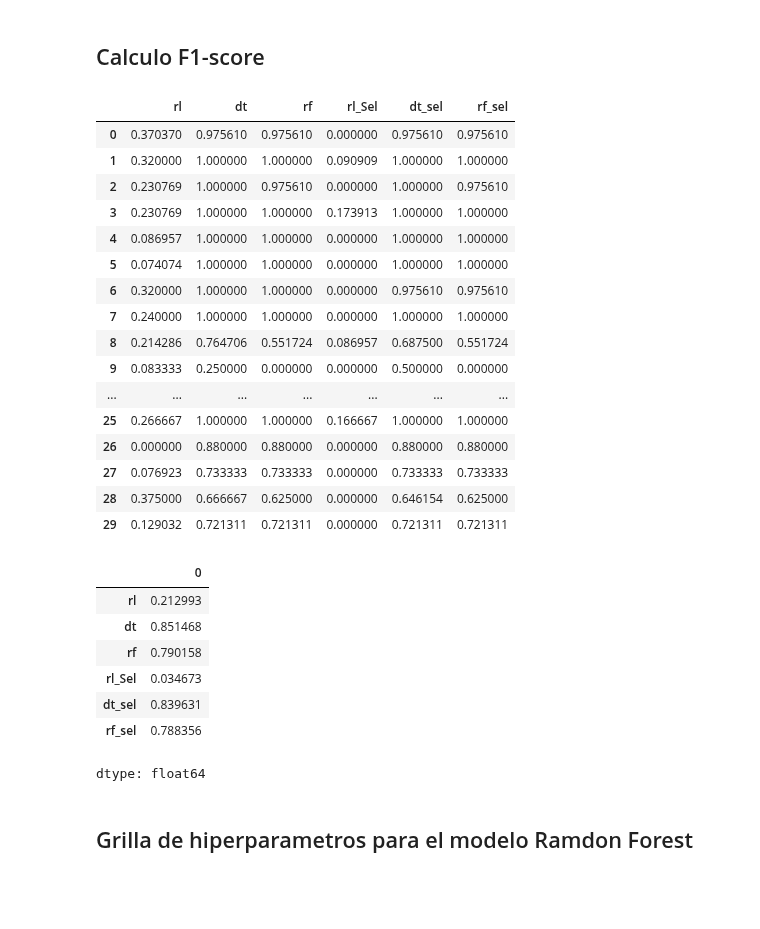
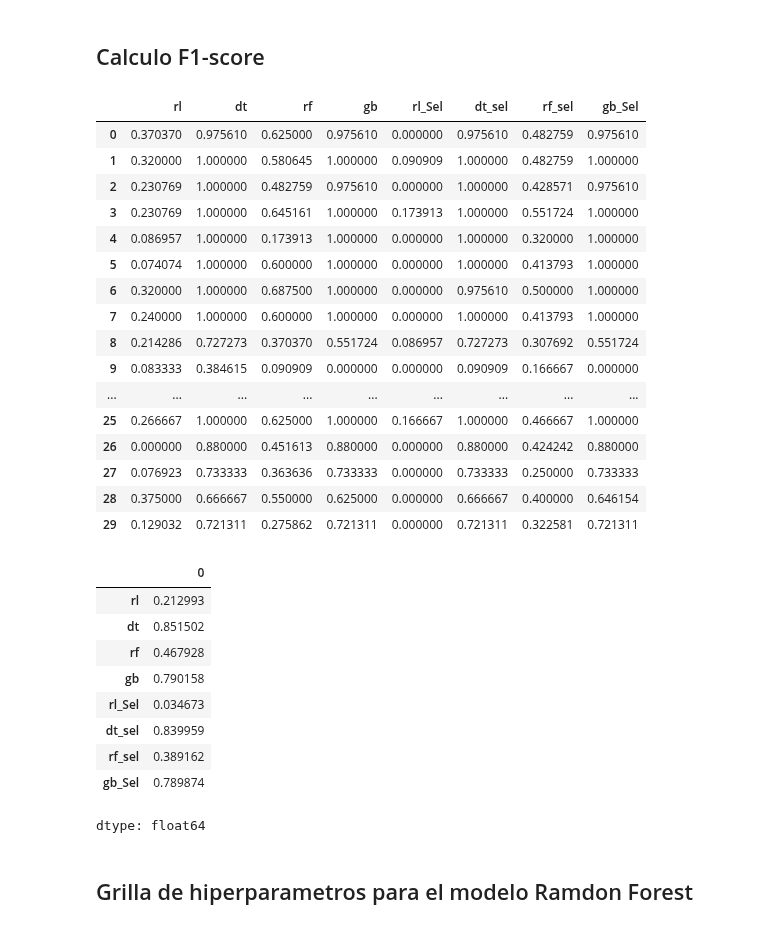
Before and after one commit to auramolina/Anal-tica-en-recursos-humanos, a Jupyter notebook: c_Modelado.ipynb, the cells around one changed output. Saved outputs shown, nothing was run; the diff lists cells and outputs as text; code cells hidden in the pictures; blank space fills up the shorter version.

Commit message:
cambios en los modelos

```diff
--- a/c_Modelado.ipynb
+++ b/c_Modelado.ipynb
@@ -76,9 +106,9 @@ X = pd.DataFrame(X2,columns=X1.columns)
 m_lr = LogisticRegression()
 m_rf = RandomForestClassifier()
 m_tr = DecisionTreeClassifier()
-#m_gbt = GradientBoostingClassifier()
+m_gbt = GradientBoostingClassifier()
 # %%
-modelos = list([m_lr, m_rf, m_tr])
+modelos = list([m_lr, m_rf,m_gbt,m_tr])
 # %% [markdown]
 ## <font color='0C2054'>Selección de variables
 # %%
@@ -105,42 +155,44 @@ def medir_modelos(modelos,scoring,X,y,cv):
     return metric_modelos
 # %%
 # Calcular F1-score con 30 iteraciones para todos los modelos con todas las variables
-f1score_df = medir_modelos(modelos, "f1", X, y, 30)
+f1score_df = fn.medir_modelos(modelos, "f1", X, y, 30)
 # Calcular F1-score con 30 iteraciones para todos los modelos con variables seleccionadas
-f1_score_varsel = medir_modelos(modelos, "f1", X2, y, 30)
+f1_score_varsel = fn.medir_modelos(modelos, "f1", X2, y, 30)
 # visualizar los resultados de f1- score para los modelos con todas las variabels y con las variables seleccionadas
 f1=pd.concat([f1score_df,f1_score_varsel],axis=1)
-f1.columns=['rl', 'dt', 'rf', 'rl_Sel', 'dt_sel', 'rf_sel']
+f1.columns=['rl', 'dt', 'rf', 'gb', 'rl_Sel', 'dt_sel', 'rf_sel', 'gb_Sel']
 f1
 # %% [output]
-|  | rl | dt | rf | rl_Sel | dt_sel | rf_sel |
-| 0 | 0.370370 | 0.975610 | 0.975610 | 0.000000 | 0.975610 | 0.975610 |
-| 1 | 0.320000 | 1.000000 | 1.000000 | 0.090909 | 1.000000 | 1.000000 |
-| 2 | 0.230769 | 1.000000 | 0.975610 | 0.000000 | 1.000000 | 0.975610 |
-| 3 | 0.230769 | 1.000000 | 1.000000 | 0.173913 | 1.000000 | 1.000000 |
-| 4 | 0.086957 | 1.000000 | 1.000000 | 0.000000 | 1.000000 | 1.000000 |
-| 5 | 0.074074 | 1.000000 | 1.000000 | 0.000000 | 1.000000 | 1.000000 |
-| 6 | 0.320000 | 1.000000 | 1.000000 | 0.000000 | 0.975610 | 0.975610 |
-| 7 | 0.240000 | 1.000000 | 1.000000 | 0.000000 | 1.000000 | 1.000000 |
-| 8 | 0.214286 | 0.764706 | 0.551724 | 0.086957 | 0.687500 | 0.551724 |
-| 9 | 0.083333 | 0.250000 | 0.000000 | 0.000000 | 0.500000 | 0.000000 |
-| ... | ... | ... | ... | ... | ... | ... |
-| 25 | 0.266667 | 1.000000 | 1.000000 | 0.166667 | 1.000000 | 1.000000 |
-| 26 | 0.000000 | 0.880000 | 0.880000 | 0.000000 | 0.880000 | 0.880000 |
-| 27 | 0.076923 | 0.733333 | 0.733333 | 0.000000 | 0.733333 | 0.733333 |
-| 28 | 0.375000 | 0.666667 | 0.625000 | 0.000000 | 0.646154 | 0.625000 |
-| 29 | 0.129032 | 0.721311 | 0.721311 | 0.000000 | 0.721311 | 0.721311 |
+|  | rl | dt | rf | gb | rl_Sel | dt_sel | rf_sel | gb_Sel |
+| 0 | 0.370370 | 0.975610 | 0.625000 | 0.975610 | 0.000000 | 0.975610 | 0.482759 | 0.975610 |
+| 1 | 0.320000 | 1.000000 | 0.580645 | 1.000000 | 0.090909 | 1.000000 | 0.482759 | 1.000000 |
+| 2 | 0.230769 | 1.000000 | 0.482759 | 0.975610 | 0.000000 | 1.000000 | 0.428571 | 0.975610 |
+| 3 | 0.230769 | 1.000000 | 0.645161 | 1.000000 | 0.173913 | 1.000000 | 0.551724 | 1.000000 |
+| 4 | 0.086957 | 1.000000 | 0.173913 | 1.000000 | 0.000000 | 1.000000 | 0.320000 | 1.000000 |
+| 5 | 0.074074 | 1.000000 | 0.600000 | 1.000000 | 0.000000 | 1.000000 | 0.413793 | 1.000000 |
+| 6 | 0.320000 | 1.000000 | 0.687500 | 1.000000 | 0.000000 | 0.975610 | 0.500000 | 1.000000 |
+| 7 | 0.240000 | 1.000000 | 0.600000 | 1.000000 | 0.000000 | 1.000000 | 0.413793 | 1.000000 |
+| 8 | 0.214286 | 0.727273 | 0.370370 | 0.551724 | 0.086957 | 0.727273 | 0.307692 | 0.551724 |
+| 9 | 0.083333 | 0.384615 | 0.090909 | 0.000000 | 0.000000 | 0.090909 | 0.166667 | 0.000000 |
+| ... | ... | ... | ... | ... | ... | ... | ... | ... |
+| 25 | 0.266667 | 1.000000 | 0.625000 | 1.000000 | 0.166667 | 1.000000 | 0.466667 | 1.000000 |
+| 26 | 0.000000 | 0.880000 | 0.451613 | 0.880000 | 0.000000 | 0.880000 | 0.424242 | 0.880000 |
+| 27 | 0.076923 | 0.733333 | 0.363636 | 0.733333 | 0.000000 | 0.733333 | 0.250000 | 0.733333 |
+| 28 | 0.375000 | 0.666667 | 0.550000 | 0.625000 | 0.000000 | 0.666667 | 0.400000 | 0.646154 |
+| 29 | 0.129032 | 0.721311 | 0.275862 | 0.721311 | 0.000000 | 0.721311 | 0.322581 | 0.721311 |
 # %%
 # promedio de la metrica F1-score para todos los modelos con todas las variables y con las variables seleccionadas
 f1.mean()
 # %% [output]
 |  | 0 |
 | rl | 0.212993 |
-| dt | 0.851468 |
-| rf | 0.790158 |
+| dt | 0.851502 |
+| rf | 0.467928 |
+| gb | 0.790158 |
 | rl_Sel | 0.034673 |
-| dt_sel | 0.839631 |
-| rf_sel | 0.788356 |
+| dt_sel | 0.839959 |
+| rf_sel | 0.389162 |
+| gb_Sel | 0.789874 |
 dtype: float64
 # %% [markdown]
 ## <font color='0C2054'>Grilla de hiperparametros para el modelo Ramdon Forest
```
Also changed, not shown: parts of 25 cells of this notebook, 2 other files.
